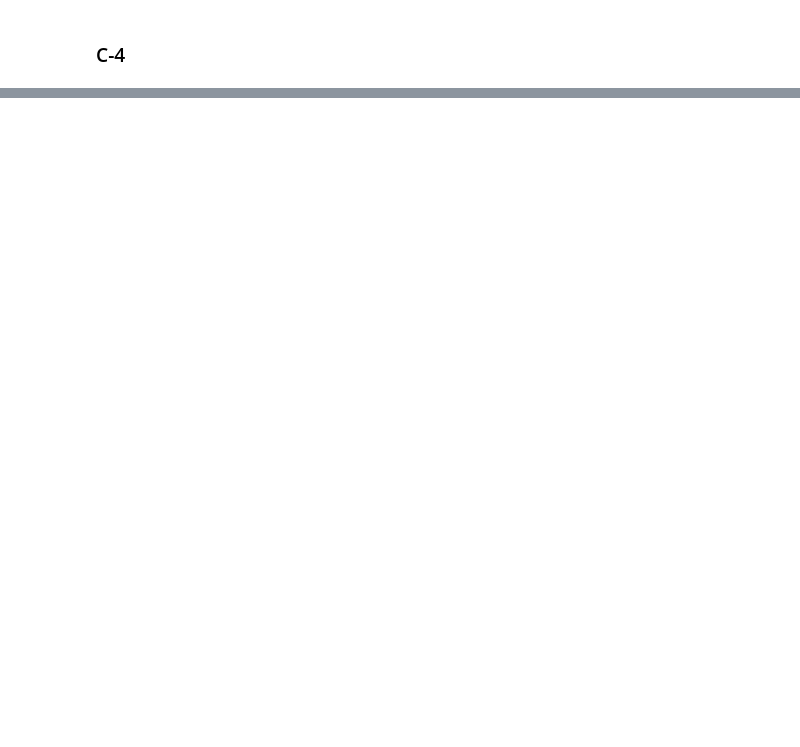
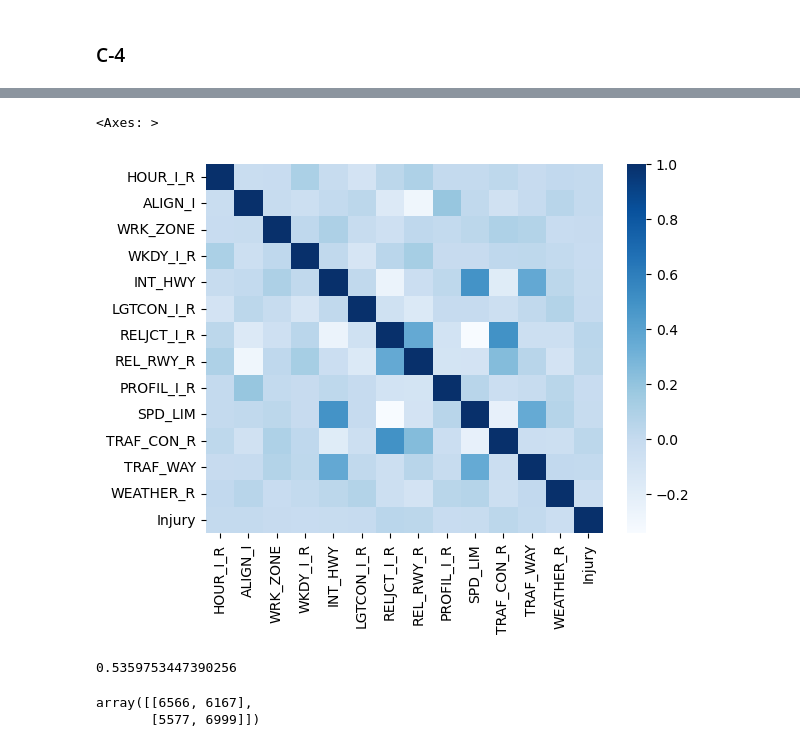
Before and after one commit to sunukkim98/DataAnalysis, a Jupyter notebook: minseo/minseo/midterm.ipynb, the cells around one changed output, grey strips where cells are left out. Cells and saved outputs as stored; diff of their text form; code cells hidden in the pictures; blank space fills up the shorter version.

Commit message:
feat: add corr map

```diff
--- a/minseo/minseo/midterm.ipynb
+++ b/minseo/minseo/midterm.ipynb
@@ -26,10 +26,13 @@ plt.imshow(imread('./vari.png'))
 <matplotlib.image.AxesImage at 0x...>
 [figure]
 # %%
+import pandas as pd
+data = pd.read_csv('./accidentsFull.csv')
+data["Injury"] = data["INJURY_CRASH"].apply(lambda x: 0 if x == 0 else 1)
 pre_processed_data = data.copy()
 pre_processed_data = pre_processed_data.drop(['ALCHL_I', 'STRATUM_R', 'MANCOL_I_R', 'PED_ACC_R', 'SUR_COND', 'VEH_INVL', 'INJURY_CRASH', 'NO_INJ_I', 'PRPTYDMG_CRASH', 'FATALITIES', 'MAX_SEV_IR'], axis=1)
-pre_processed_data["NO_INJ_I"] = data.copy()["NO_INJ_I"].apply(pre_processing_for_No_INJ_I)
-pre_processed_data["VEH_INVL"] = data.copy()["VEH_INVL"].apply(pre_processing_for_veh_INVL)
+#pre_processed_data["NO_INJ_I"] = data.copy()["NO_INJ_I"].apply(pre_processing_for_No_INJ_I)
+#pre_processed_data["VEH_INVL"] = data.copy()["VEH_INVL"].apply(pre_processing_for_veh_INVL)
 x = pre_processed_data.copy().drop(['Injury'], axis=1)
 y = pre_processed_data.copy()['Injury']
 x_train, x_test, y_train, y_test = train_test_split(x, y, test_size=0.4, random_state=3)
@@ -86,0 +98,6 @@ array([[8275,    0],
+# %%
+import seaborn as sns
+sns.heatmap(pre_processed_data.corr(), annot=False, cmap='Blues')
+# %% [output]
+<Axes: >
+[figure, added]
@@ -86,0 +115,16 @@ array([[8275,    0],
+# %%
+import numpy as np
+from sklearn.naive_bayes import CategoricalNB
+from sklearn.metrics import confusion_matrix, accuracy_score
+
+clf_with_full_dataset = CategoricalNB(alpha=0, force_alpha=True).fit(x_train, y_train)
+print(accuracy_score(y_train, clf_with_full_dataset.predict(x_train)))
+confusion_matrix(y_train, clf_with_full_dataset.predict(x_train))
+print(accuracy_score(y_test, clf_with_full_dataset.predict(x_test)))
+print(clf_with_full_dataset.predict_proba(x_test)[:15])
+print(clf_with_full_dataset.predict(x_test)[:15])
+confusion_matrix(y_test, clf_with_full_dataset.predict(x_test))
+# %% [output]
+0.5359753447390256
+array([[6566, 6167],
+       [5577, 6999]])
```
Also changed, not shown: parts of 6 cells of this notebook.
